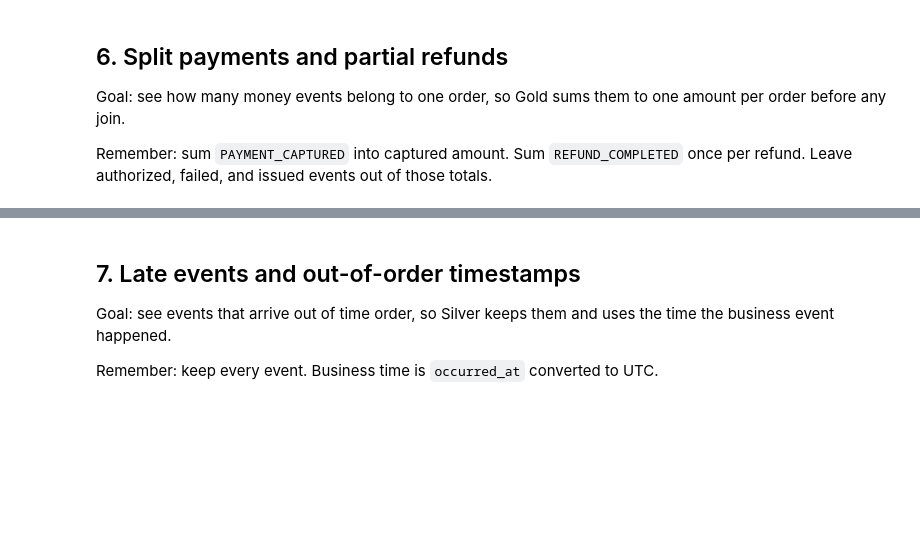
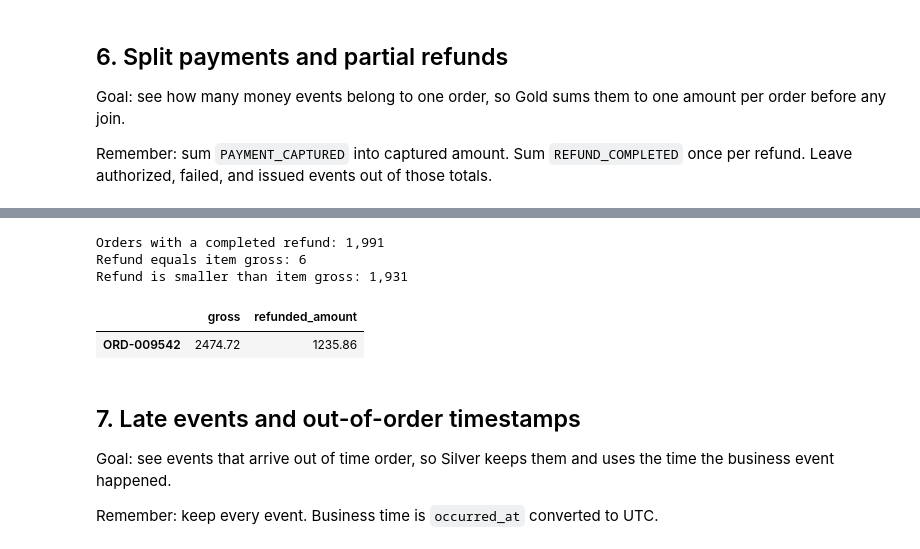
Before and after one commit to haniialfiyyaah/omnichannel-retail-analytics, a Jupyter notebook: notebooks/01_explore_raw.ipynb, the cells around one changed output, grey strips where cells are left out. Cells and saved outputs as stored; diff of their text form; code cells hidden in the pictures; blank space fills up the shorter version.

```diff
--- a/notebooks/01_explore_raw.ipynb
+++ b/notebooks/01_explore_raw.ipynb
@@ -538,3 +655,40 @@ Refund exceeds captured: 847
+# %%
+# A refund with no product id is not automatically the whole order.
+# Compare completed refund amount with the order's item gross.
+completed_refunds = (
+    frames["events/refund_events.json"]
+    .loc[lambda df: df["event_type"] == "REFUND_COMPLETED"]
+    .drop_duplicates("event_id")
+)
+refunded_amount = (
+    completed_refunds.groupby("payload.order_id")["payload.amount"]
+    .sum()
+    .rename("refunded_amount")
+)
+
+order_items = frames["operational/order_items.json"]
+kept_items = order_items[order_items["quantity"] > 0]
+gross = (
+    kept_items.assign(line_amount=kept_items["quantity"] * kept_items["unit_price"])
+    .groupby("order_id")["line_amount"]
+    .sum()
+    .rename("gross")
+)
+
+refund_vs_gross = pd.concat([gross, refunded_amount], axis=1).dropna().round(2)
+refund_vs_gross = refund_vs_gross[refund_vs_gross["refunded_amount"] > 0]
+equal = int((refund_vs_gross["refunded_amount"] == refund_vs_gross["gross"]).sum())
+smaller = int((refund_vs_gross["refunded_amount"] < refund_vs_gross["gross"]).sum())
+print(f"Orders with a completed refund: {len(refund_vs_gross):,}")
+print(f"Refund equals item gross: {equal:,}")
+print(f"Refund is smaller than item gross: {smaller:,}")
+refund_vs_gross.loc[["ORD-009542"]]
+# %% [output]
+Orders with a completed refund: 1,991
+Refund equals item gross: 6
+Refund is smaller than item gross: 1,931
+|  | gross | refunded_amount |
+| ORD-009542 | 2474.72 | 1235.86 |
 # %% [markdown]
 ## 7. Late events and out-of-order timestamps
 
```
Also changed, not shown: parts of 2 cells of this notebook.
